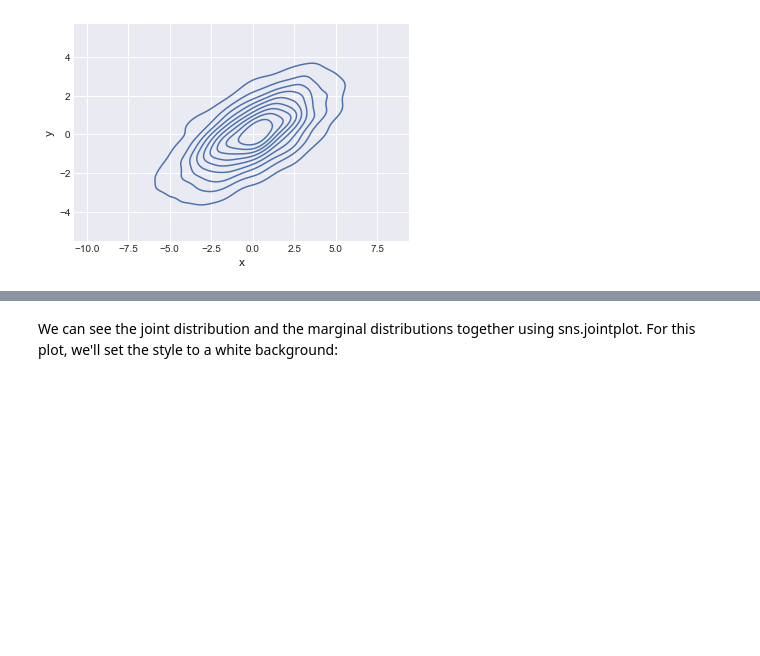
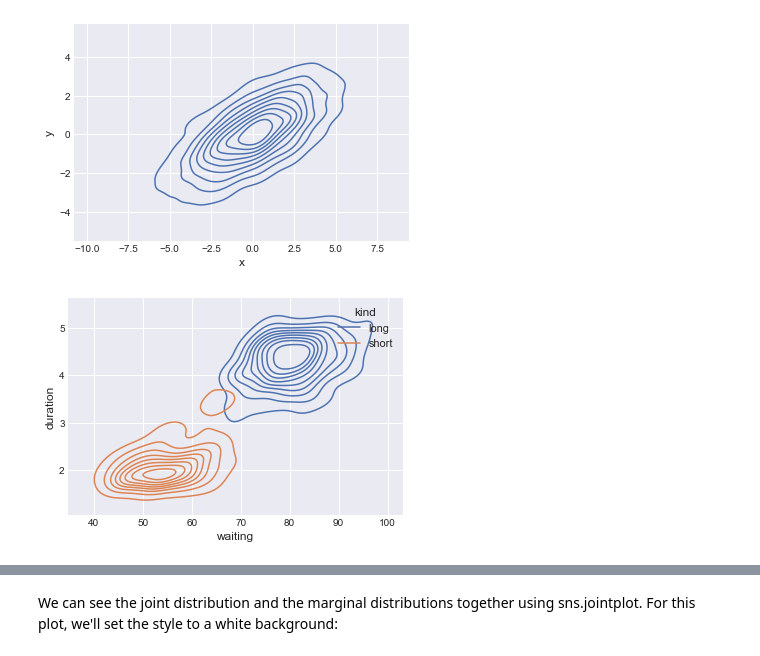
Before and after one commit to jackyhuynh/Data_Visualization_using_Python_Seaborn, a Jupyter notebook: Untitled.ipynb, the cells around one changed output, grey strips where cells are left out. Cells and saved outputs as stored; diff of their text form; code cells hidden in the pictures; blank space fills up the shorter version.

```diff
--- a/Untitled.ipynb
+++ b/Untitled.ipynb
@@ -399,3 +399,8 @@ If we pass the full two-dimensional dataset to kdeplot, we will get a two-dimens
 sns.kdeplot(data=data,x='x',y='y');
 # %% [output]
 [figure]
+# %%
+geyser = sns.load_dataset("geyser")
+sns.kdeplot(data=geyser, x="waiting", y="duration", hue="kind");
+# %% [output]
+[figure, added]
```
Also changed, not shown: parts of 2 cells of this notebook.
